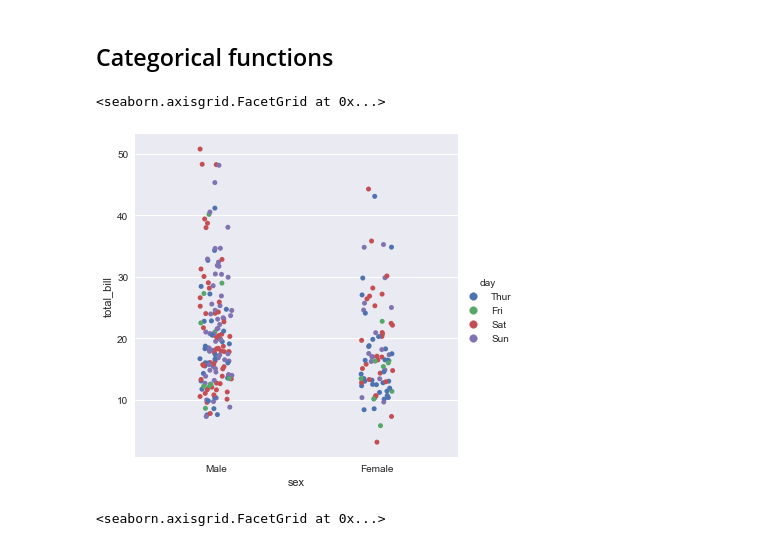
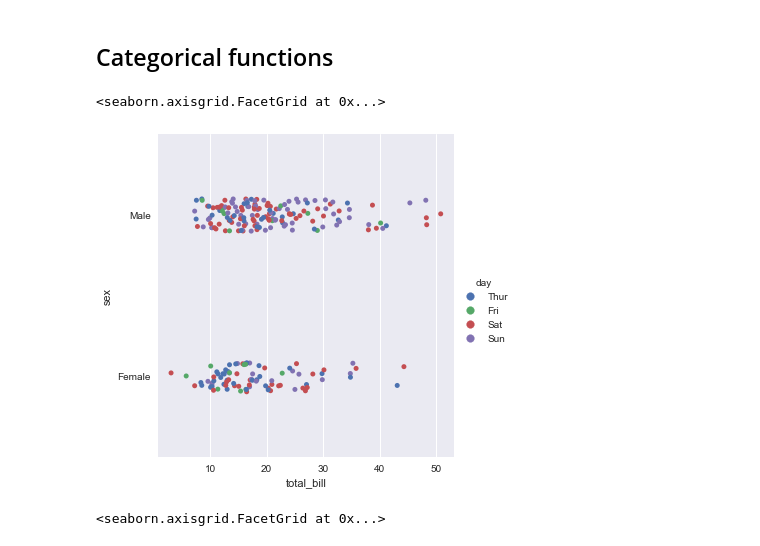
Before and after one commit to DataForScience/DataViz, a Jupyter notebook: 4. Seaborn.ipynb, the cells around one changed output. Saved outputs shown, nothing was run; the diff lists cells and outputs as text; code cells hidden in the pictures.

```diff
--- a/4. Seaborn.ipynb
+++ b/4. Seaborn.ipynb
@@ -138,11 +142,11 @@ sns.relplot(x="total_bill", y="tip", data=tips, kind="scatter",
 # %% [markdown]
 ## Categorical functions
 # %%
-sns.catplot(x="sex", y="total_bill", data=tips, kind="strip",
-            hue="day")
+sns.catplot(y="sex", x="total_bill", data=tips, kind="strip",
+            hue="day", orient='h')
 # %% [output]
 <seaborn.axisgrid.FacetGrid at 0x...>
-[figure, old version]
+[figure, new version]
 # %%
 sns.catplot(x="sex", y="total_bill", data=tips, kind="strip",
             hue="day", jitter=False, dodge=True)
```
Also changed, not shown: parts of 3 cells of this notebook, 3 other files.
